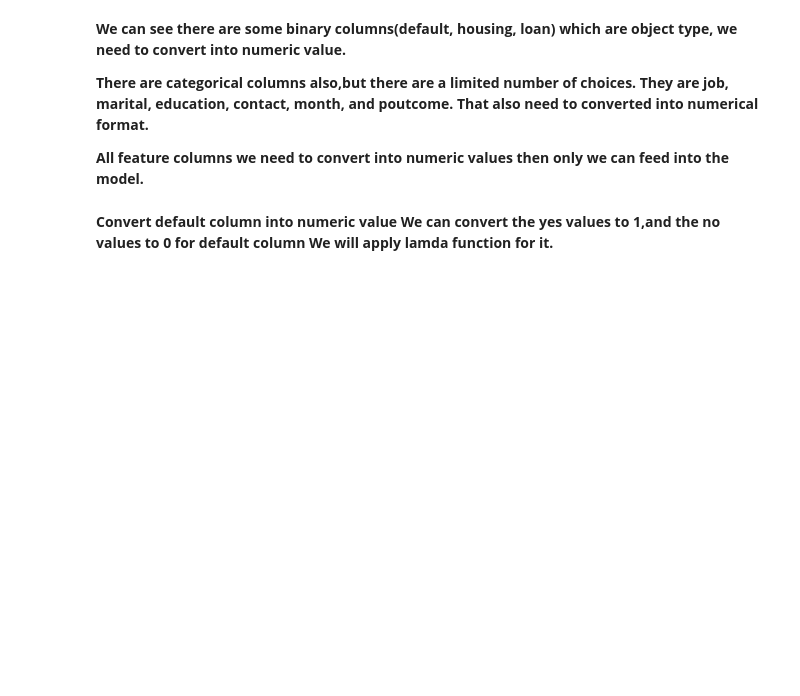
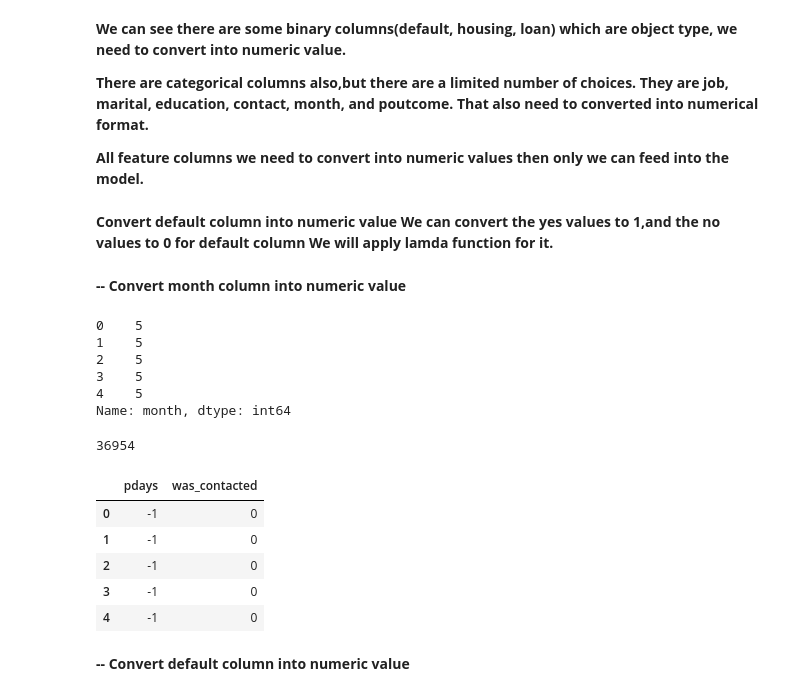
Before and after one commit to saqquib/Bank-Marketing-Effectiveness-Prediction, a Jupyter notebook: Bank_Marketing_Effectiveness_Prediction_Capstone_Project.ipynb, the cells around one changed output. Cells and saved outputs as stored; diff of their text form; code cells hidden in the pictures; blank space fills up the shorter version.

```diff
--- a/Bank_Marketing_Effectiveness_Prediction_Capstone_Project.ipynb
+++ b/Bank_Marketing_Effectiveness_Prediction_Capstone_Project.ipynb
@@ -615,3 +615,33 @@ df.head()
 **Convert default column into numeric value
 We can convert the yes values to 1,and the no values to 0 for default column
 We will apply lamda function for it.**
+# %% [markdown]
+
+**-- Convert month column into numeric value**
+# %%
+months = {'jan':1, 'feb':2, 'mar':3, 'apr':4, 'may':5, 'jun':6, 'jul':7, 'aug':8, 'sep':9, 'oct':10, 'nov':11, 'dec': 12}
+df['month'] = df['month'].map(months)
+df['month'].head()
+# %% [output]
+0    5
+1    5
+2    5
+3    5
+4    5
+Name: month, dtype: int64
+# %%
+df[df['pdays'] == -1]['pdays'].count()
+# %% [output]
+36954
+# %%
+df['was_contacted'] = df['pdays'].apply(lambda row: 0 if row == -1 else 1)
+df[['pdays','was_contacted']].head()
+# %% [output]
+|  | pdays | was_contacted |
+| 0 | -1 | 0 |
+| 1 | -1 | 0 |
+| 2 | -1 | 0 |
+| 3 | -1 | 0 |
+| 4 | -1 | 0 |
+# %% [markdown]
+**-- Convert default column into numeric value**
```
Also changed, not shown: parts of 32 cells of this notebook.
